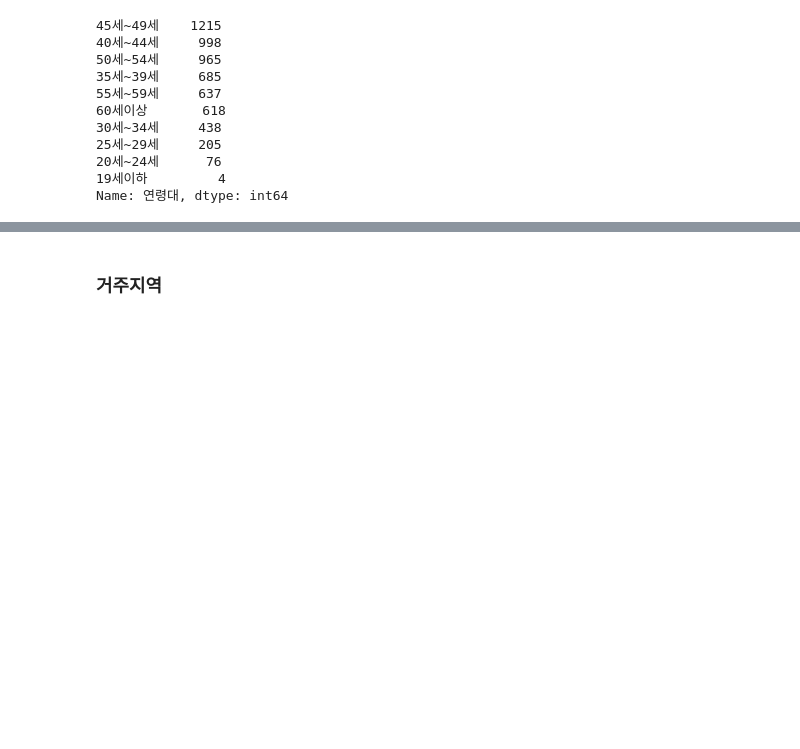
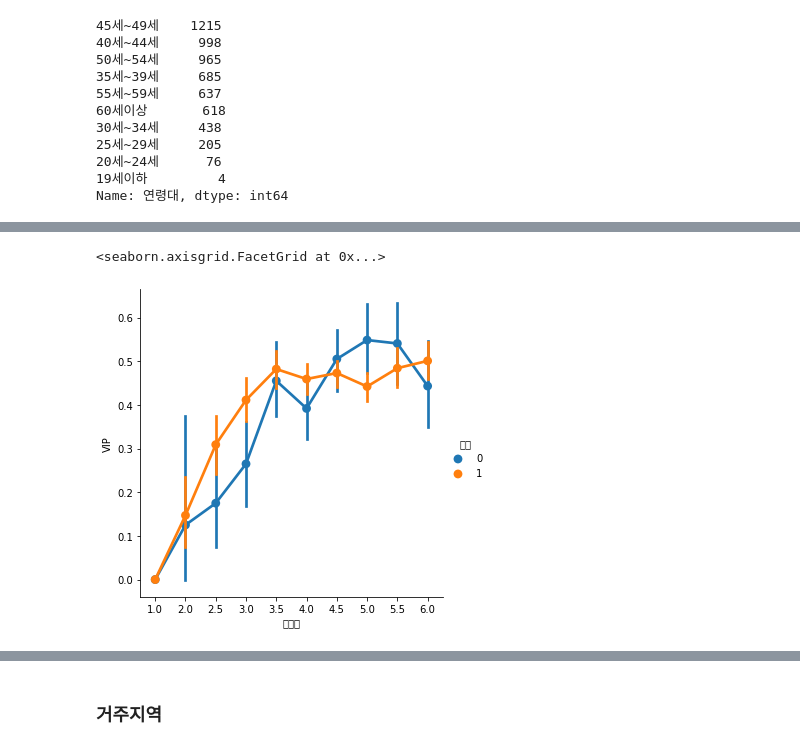
Before and after one commit to JungHyukJin/ModuleProject01, a Jupyter notebook: classification.ipynb, the cells around one changed output, grey strips where cells are left out. Cells and saved outputs as stored; diff of their text form; code cells hidden in the pictures; blank space fills up the shorter version.

```diff
--- a/classification.ipynb
+++ b/classification.ipynb
@@ -428,0 +453,6 @@ cTab_age
+# %%
+# 연령대와 성별의 관계가 VIP에 어떤 영향을 미치는지 시각화를 통해 살펴본다.
+sns.factorplot('연령대', 'VIP', hue = '성별', data = m_client)
+# %% [output]
+<seaborn.axisgrid.FacetGrid at 0x...>
+[figure, added]
```
Also changed, not shown: parts of 70 cells of this notebook, 1 other file.
